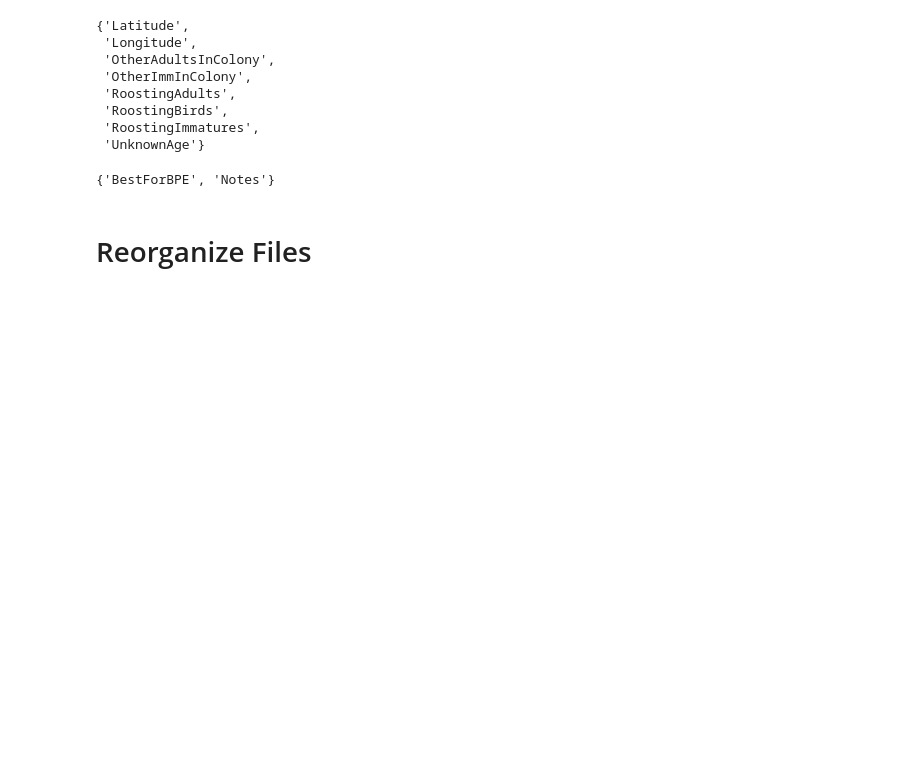
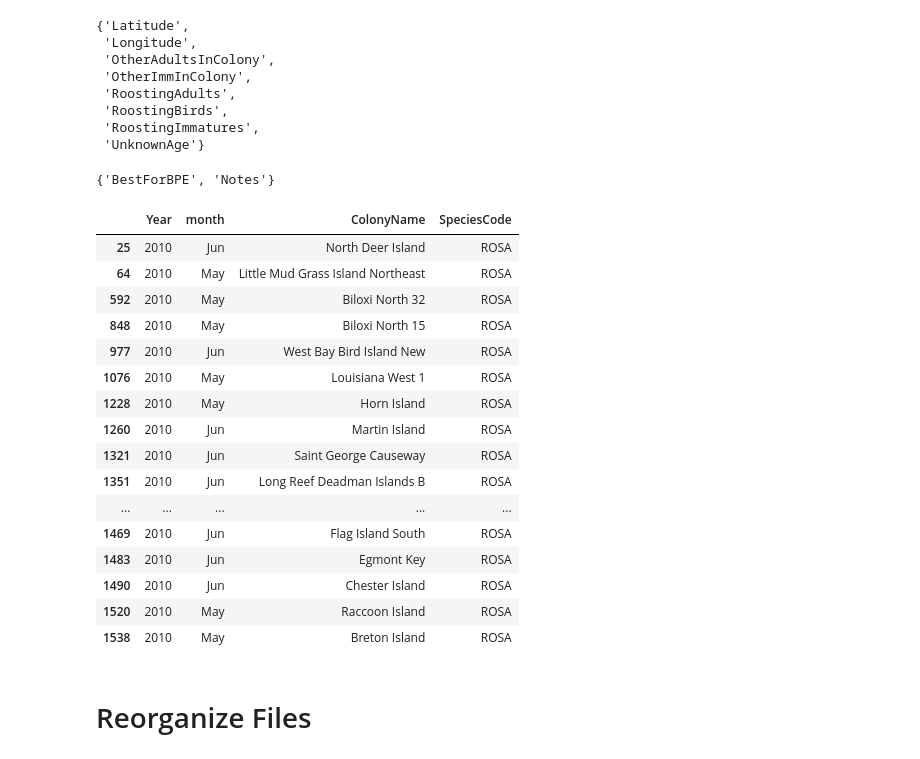
Before and after one commit to waterinstitute/avian_data_ingestor, a Jupyter notebook: doc/Metadata for DottedImages.ipynb, the cells around one changed output. Saved outputs shown, nothing was run; the diff lists cells and outputs as text; code cells hidden in the pictures; blank space fills up the shorter version.

```diff
--- a/doc/Metadata for DottedImages.ipynb
+++ b/doc/Metadata for DottedImages.ipynb
@@ -185,3 +194,66 @@ pd_species = pd.merge(pd_species, pd_colonies, on="ColonyName")
 pd_species["HighResImage_new"] = f"{_base_folder}/high_resolution_photos/"+pd_species['Year'].astype(str)+'/'+pd_species['GeoRegion']+'/'+pd_species['ColonyName']+'/'+pd.to_datetime(pd_species["Date"].astype('str'), format="%m/%d/%y %H:%M:%S").dt.strftime("%d%B%y")+'Camera'+pd_species["CameraNumber"]+'-'+'Card'+(pd_species["CardNumber"].where(~pd_species["CardNumber"].isnull(), other="1"))+"-"+pd_species["PhotoNumber"]+".jpg"
 pd_species["screenshot_new"] = f'{_base_folder}/screenshots/'+pd_species['Year'].astype(str)+'/'+pd_species['GeoRegion']+'/'+pd_species['ColonyName']+'/'+pd.to_datetime(pd_species["Date"].astype('str'), format="%m/%d/%y %H:%M:%S").dt.strftime("%d%B%y")+'Camera'+pd_species["CameraNumber"]+'-'+'Card'+(pd_species["CardNumber"].where(~pd_species["CardNumber"].isnull(), other="1"))+"-"+pd_species["PhotoNumber"]+".jpg"
 pd_species["thumbnail_new"] =  f'{_base_folder}/thumbnails/'+pd_species['Year'].astype(str)+'/'+pd_species['GeoRegion']+'/'+pd_species['ColonyName']+'/'+pd.to_datetime(pd_species["Date"].astype('str'), format="%m/%d/%y %H:%M:%S").dt.strftime("%d%B%y")+'Camera'+pd_species["CameraNumber"]+'-'+'Card'+(pd_species["CardNumber"].where(~pd_species["CardNumber"].isnull(), other="1"))+"-"+pd_species["PhotoNumber"]+".png"
+# %%
+pd_species["total_nests"] = np.where(pd_species["Year"].isin(["2010","2011","2012","2013"]),
+                                    pd_species["WBN"]+pd_species["ChickNestwithoutAdult"]
+                                    +pd_species["AbandNest"]
+                                    +pd_species["EmptyNest"]
+                                    +pd_species["PBN"]
+                                    +pd_species["Site"]
+                                    +pd_species["Brood"],
+                                     pd_species["WBN"]+pd_species["ChickNestwithoutAdult"]
+                                    +pd_species["AbandNest"]
+                                    +pd_species["ChickNest"]
+                                    +pd_species["PBN"]
+                                    +pd_species["Site"]
+                                    +pd_species["Brood"]
+                                    )
+pd_species["total_birds"] = np.where(pd_species["Year"].isin(["2010","2011","2012","2013"]),
+                                    pd_species["WBN"]
+
+                                    +pd_species["PBN"]
+
+                                     +pd_species["Site"]
+                                    +pd_species["OtherAdultsInColony"]
+                                     +pd_species["OtherImmInColony"]
+                                     +pd_species["RoostingBirds"]
+                                     +pd_species["RoostingAdults"]
+                                     +pd_species["RoostingImmatures"]
+                                     +pd_species["UnknownAge"],
+
+                                     pd_species["WBN"]+
+
+                                    +pd_species["ChickNest"]
+                                    +pd_species["PBN"]
+                                    +pd_species["Territory"]
+                                     +pd_species["Site"]
+                                    +pd_species["OtherBirds"]
+                                    )
+# %%
+pd_species['date2']=pd_species['Date'].astype('str').apply(clean_date)
+pd_species['month'] = pd_species["date2"].apply(lambda x: x.split('-')[1])
+
+agg_2010 = pd_species[pd_species.Year=="2010"].groupby(["Year","month","ColonyName","SpeciesCode"]).agg({"total_birds":"sum"}).reset_index()
+# %%
+selected = agg_2010.sort_values("total_birds").drop_duplicates(["Year","ColonyName","SpeciesCode"], keep="last")[["Year","month","ColonyName","SpeciesCode"]].reset_index(drop=True)
+# %%
+selected[selected.SpeciesCode == "ROSA"]
+# %% [output]
+|  | Year | month | ColonyName | SpeciesCode |
+| 25 | 2010 | Jun | North Deer Island | ROSA |
+| 64 | 2010 | May | Little Mud Grass Island Northeast | ROSA |
+| 592 | 2010 | May | Biloxi North 32 | ROSA |
+| 848 | 2010 | May | Biloxi North 15 | ROSA |
+| 977 | 2010 | Jun | West Bay Bird Island New | ROSA |
+| 1076 | 2010 | May | Louisiana West 1 | ROSA |
+| 1228 | 2010 | May | Horn Island | ROSA |
+| 1260 | 2010 | Jun | Martin Island | ROSA |
+| 1321 | 2010 | Jun | Saint George Causeway | ROSA |
+| 1351 | 2010 | Jun | Long Reef Deadman Islands B | ROSA |
+| ... | ... | ... | ... | ... |
+| 1469 | 2010 | Jun | Flag Island South | ROSA |
+| 1483 | 2010 | Jun | Egmont Key | ROSA |
+| 1490 | 2010 | Jun | Chester Island | ROSA |
+| 1520 | 2010 | May | Raccoon Island | ROSA |
+| 1538 | 2010 | May | Breton Island | ROSA |
```
Also changed, not shown: parts of 58 cells of this notebook.
